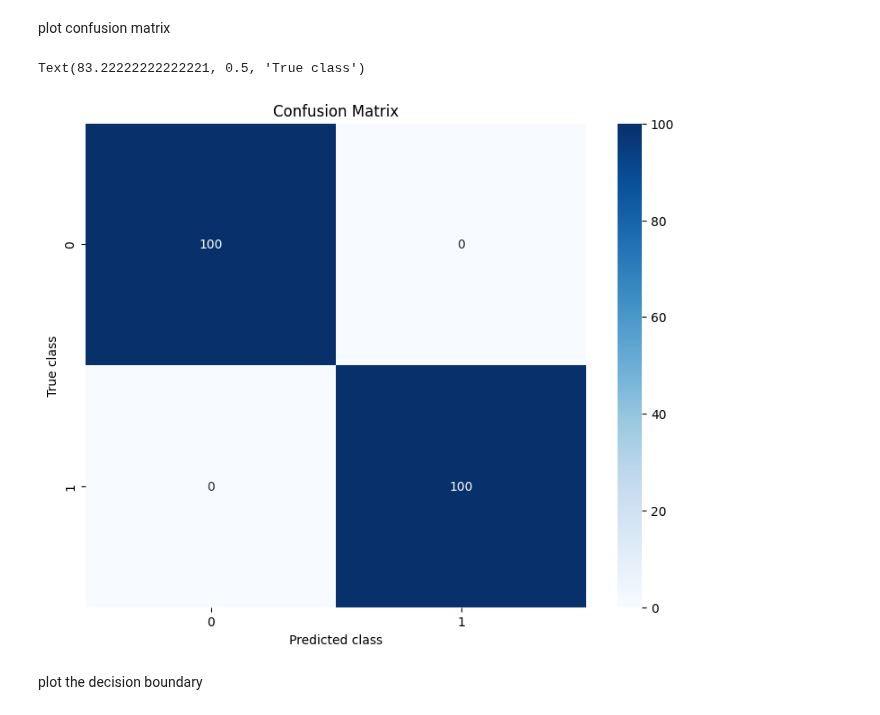
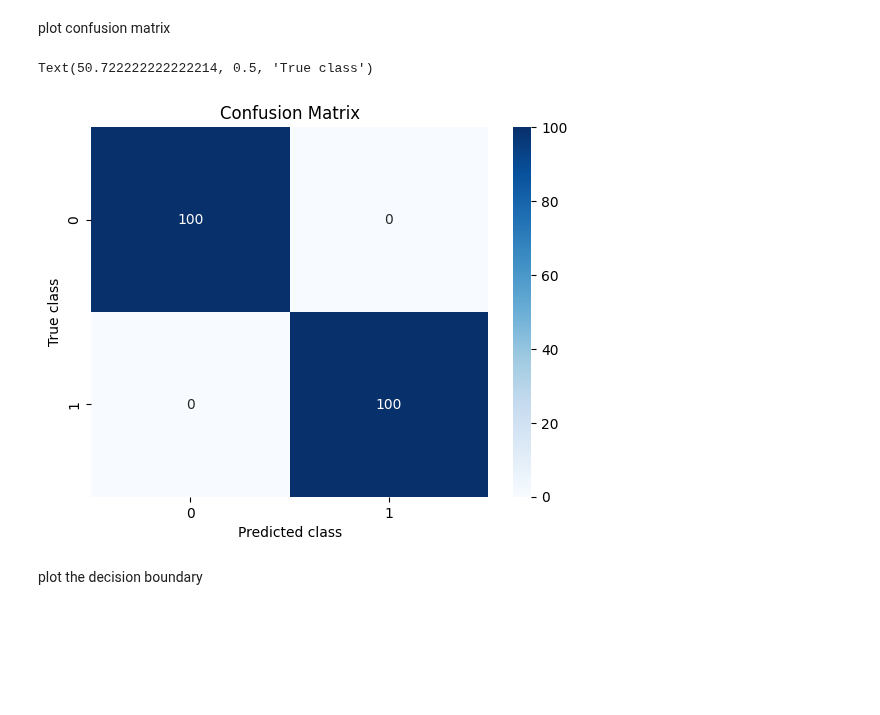
Before and after one commit to rezaAdinepour/Deep-Learning-Homework, a Jupyter notebook: HWs/HW2/Code/Q1.ipynb, the cells around one changed output. Drawn from its saved outputs; the diff is of its cells as text; code cells hidden in the pictures; blank space fills up the shorter version.

```diff
--- a/HWs/HW2/Code/Q1.ipynb
+++ b/HWs/HW2/Code/Q1.ipynb
@@ -152,17 +152,16 @@ plot confusion matrix
 # %%
 # compute confusion matrix
 _, predicted = torch.max(model(x).data, 1)
 cm = confusion_matrix(y.cpu().numpy(), predicted.cpu().numpy())
 
 # plot confusion matrix
-plt.figure(figsize=(9, 7))
 sns.heatmap(cm, annot=True, fmt='d', cmap="Blues")
 plt.title("Confusion Matrix")
 plt.xlabel("Predicted class")
 plt.ylabel("True class")
 # %% [output]
-Text(83.22222222222221, 0.5, 'True class')
+Text(50.722222222222214, 0.5, 'True class')
-[figure, old version]
+[figure, new version]
 # %% [markdown]
 plot the decision boundary
 # %%
```
Also changed, not shown: parts of 4 cells of this notebook.
